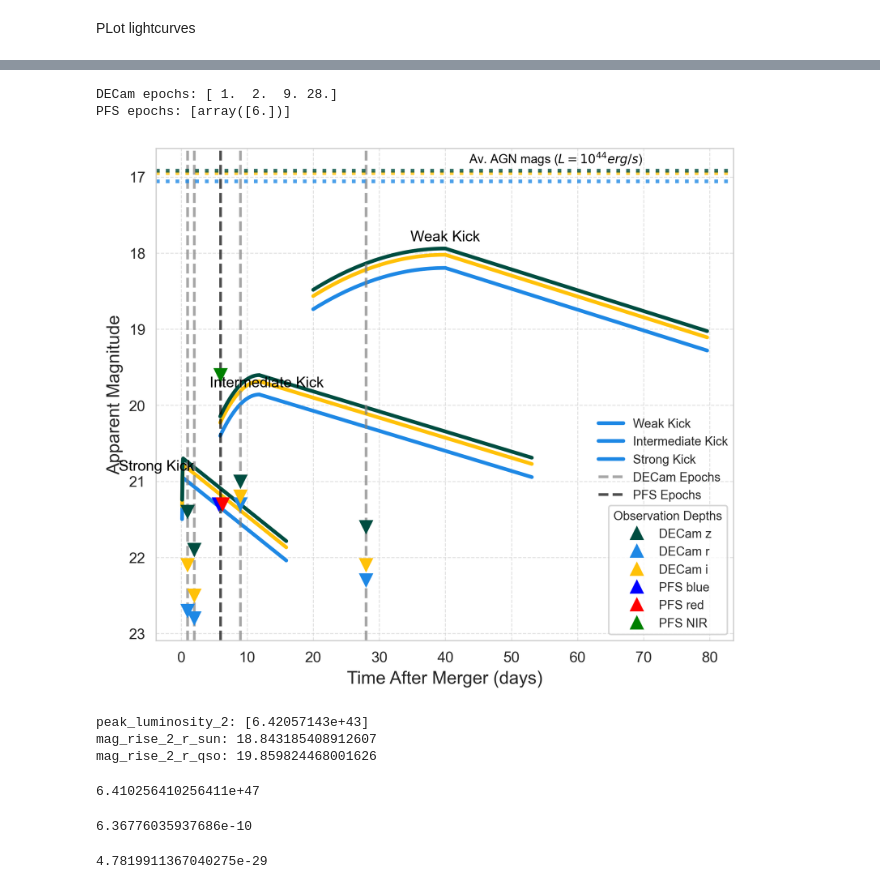
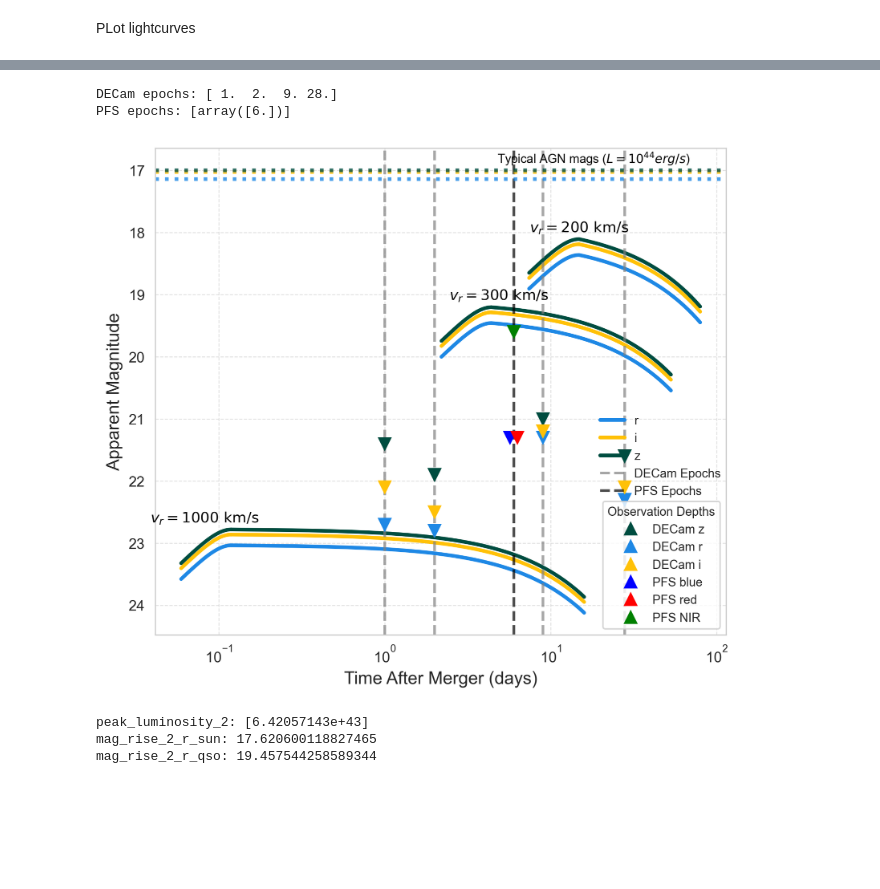
Before and after one commit to simran2296/DESGW_PFS_lcs, a Jupyter notebook: S250328ae/S250328ae_lcs.ipynb, the cells around one changed output, grey strips where cells are left out. Drawn from its saved outputs; the diff is of its cells as text; code cells hidden in the pictures; blank space fills up the shorter version.

```diff
--- a/S250328ae/S250328ae_lcs.ipynb
+++ b/S250328ae/S250328ae_lcs.ipynb
@@ -32,7 +32,7 @@ events = {
     "S250328ae": {
         "chirp_mass": 11.96 + 9.0 - 5.84 ,
         "total_mass" : 28.93 + 22.4 - 14.23,
-        "dL": 492.33, # for testing
+        "dL": 511,
         "start": '2025-03-28 00:00:00',
         "obs_mjd": [60763., 60764., 60771., 60790.],
         "pfs_obs_mjd": [60768.],
@@ -670,10 +670,10 @@ event = list(events.keys())[0]
 print(event)
 
 
-times_1 = np.array([sig_start_times_1, peak_time_1, end_times_1])
-times_2 = np.array([sig_start_times_2, peak_time_2, end_times_2])
-times_3 = np.array([sig_start_times_3, peak_time_3, end_times_3])
-times_4 = np.array([sig_start_times_4, peak_time_4, end_times_4])
+times_1 = np.array([sig_start_times_1[i], peak_time_1[i], end_times_1])
+times_2 = np.array([sig_start_times_2[i], peak_time_2[i], end_times_2])
+times_3 = np.array([sig_start_times_3[i], peak_time_3[i], end_times_3])
+times_4 = np.array([sig_start_times_4[i], peak_time_4[i], end_times_4])
 
 t_rise_1, t_fall_1, lumi_rise_1, lumi_fall_1 = light_curve_model(times_1, peak_luminosity_1)
 t_rise_2, t_fall_2, lumi_rise_2, lumi_fall_2 = light_curve_model(times_2, peak_luminosity_2)
@@ -799,13 +800,13 @@ ValueError: setting an array element with a sequence. The requested array has an
 # %%
 fig, ax = plt.subplots(figsize=(7, 6), dpi=300)  # 1 row, 2 columns
-ax.plot(t_rise_1, mag_rise_1_r_qso, color='#1E88E5', linewidth=2.5, label='Weak Kick')#, linestyle=':', )
+ax.plot(t_rise_1, mag_rise_1_r_qso, color='#1E88E5', linewidth=2.5, label='r')#, label='Weak Kick')#, linestyle=':', )
 ax.plot(t_fall_1, mag_fall_1_r_qso, color='#1E88E5', linewidth=2.5)#, linestyle=':')
-ax.plot(t_rise_1, mag_rise_1_i_qso, color='#FFC107', linewidth=2.5)#, linestyle=':')
+ax.plot(t_rise_1, mag_rise_1_i_qso, color='#FFC107', linewidth=2.5, label='i')#, linestyle=':')
 ax.plot(t_fall_1, mag_fall_1_i_qso, color='#FFC107', linewidth=2.5)#, linestyle=':')
-ax.plot(t_rise_1, mag_rise_1_z_qso, color='#004D40', linewidth=2.5)#, linestyle=':')
+ax.plot(t_rise_1, mag_rise_1_z_qso, color='#004D40', linewidth=2.5, label='z')#, linestyle=':')
 ax.plot(t_fall_1, mag_fall_1_z_qso, color='#004D40', linewidth=2.5)#, linestyle=':')
 
-ax.annotate('Weak Kick', #rf"$v_r = {vk1}\ \text{{km/s}}$", #\ \rho = 10^{{{np.log10(density):.1f}}}\ \text{{g/cm³}}$",
+ax.annotate(rf"$v_r = {vk1}\ \text{{km/s}}$", #\ \rho = 10^{{{np.log10(density):.1f}}}\ \text{{g/cm³}}$",
         xy=(t_rise_1[-1], mag_rise_1_z_qso[-1]),
         textcoords="offset points",
         xytext=(0, 5),
@@ -815,15 +816,15 @@ ax.annotate('Weak Kick', #rf"$v_r = {vk1}\ \text{{km/s}}$", #\ \rho = 10^{{{np.l
 
 #ax2.plot(t_rise_2, mag_rise_intermediate_g, color='#D81B60', linewidth=2.5)
 #ax2.plot(t_fall_2, mag_fall_intermediate_g, color='#D81B60', linewidth=2.5)
-ax.plot(t_rise_2, mag_rise_2_r_qso, color='#1E88E5', linewidth=2.5, label='Intermediate Kick')#, linestyle='--', label='Intermediate Kick')
+ax.plot(t_rise_2, mag_rise_2_r_qso, color='#1E88E5', linewidth=2.5)#, label='Intermediate Kick')#, linestyle='--', label='Intermediate Kick')
 ax.plot(t_fall_2, mag_fall_2_r_qso, color='#1E88E5', linewidth=2.5)#, linestyle='--')
 ax.plot(t_rise_2, mag_rise_2_i_qso, color='#FFC107', linewidth=2.5)#, linestyle='--')
 ax.plot(t_fall_2, mag_fall_2_i_qso, color='#FFC107', linewidth=2.5)#, linestyle='--')
 ax.plot(t_rise_2, mag_rise_2_z_qso, color='#004D40', linewidth=2.5)#, linestyle='--')
 ax.plot(t_fall_2, mag_fall_2_z_qso, color='#004D40', linewidth=2.5)#, linestyle='--')
 
-ax.annotate( 'Intermediate Kick', ##rf"$v_r = {vk2}\ \text{{km/s}}$",#\ \rho = 10^{{{np.log10(density):.1f}}}\ \text{{g/cm³}}$",
-        xy=(t_rise_2[-1], mag_rise_2_r_qso[-1]),
+ax.annotate(rf"$v_r = {vk2}\ \text{{km/s}}$", #\ \rho = 10^{{{np.log10(density):.1f}}}\ \text{{g/cm³}}$",
+        xy=(t_rise_2[-1], mag_rise_2_z_qso[-1]),
         textcoords="offset points",
         xytext=(5, 5),
         ha='center',
@@ -832,15 +833,15 @@ ax.annotate( 'Intermediate Kick', ##rf"$v_r = {vk2}\ \text{{km/s}}$",#\ \rho = 1
 
 #ax2.plot(t_rise_3, mag_rise_weak_g, color='#D81B60', linewidth=2.5, label="g")
 #ax2.plot(t_fall_3, mag_fall_weak_g, color='#D81B60', linewidth=2.5)
-ax.plot(t_rise_3, mag_rise_3_r_qso, color='#1E88E5', linewidth=2.5, label="Strong Kick")#, linestyle='-.', )
+ax.plot(t_rise_3, mag_rise_3_r_qso, color='#1E88E5', linewidth=2.5)#, label="Strong Kick")#, linestyle='-.', )
 ax.plot(t_fall_3, mag_fall_3_r_qso, color='#1E88E5', linewidth=2.5)
 ax.plot(t_rise_3, mag_rise_3_i_qso, color='#FFC107', linewidth=2.5)#, linestyle='-.')
 ax.plot(t_fall_3, mag_fall_3_i_qso, color='#FFC107', linewidth=2.5)
 ax.plot(t_rise_3, mag_rise_3_z_qso, color='#004D40', linewidth=2.5)#, linestyle='-.')
 ax.plot(t_fall_3, mag_fall_3_z_qso, color='#004D40', linewidth=2.5)
 
-ax.annotate('Strong Kick', #rf"$v_r = {vk3}\ \text{{km/s}}$", #\ \rho = 10^{{{np.log10(density):.1f}}}\ \text{{g/cm³}}$",
-        xy=(t_rise_3[-1], mag_rise_3_r_qso[-1]),
+ax.annotate(rf"$v_r = {vk3}\ \text{{km/s}}$", #\ \rho = 10^{{{np.log10(density):.1f}}}\ \text{{g/cm³}}$",
+        xy=(t_rise_3[-1], mag_rise_3_z_qso[-1]),
         textcoords="offset points",
         xytext=(-18, 5),
         ha='center',
@@ -892,10 +893,10 @@ for band in ["g", "r", "i", "z"]:
 for band in ['r', 'i', 'z']: #['g', 'r', 'i', 'z']:
     ax.axhline(y=mags_agn[band], color=colors[band], linestyle=':', linewidth=2.5, alpha=0.8)#, label=f"Average AGN Luminosity: {band}")
 
-ax.annotate('Av. AGN mags ($L=10^{44} erg/s$)',
+ax.annotate('Typical AGN mags ($L=10^{44} erg/s$)',
         xy=(50, mags_agn['z']),
         textcoords="offset points",
-        xytext=(30, 5),
+        xytext=(-50, 5),
         ha='center',
         fontsize='small',
         color='black')
@@ -919,7 +920,7 @@ ax.grid(True, linestyle="--", linewidth=0.6, alpha=0.6)
 ax.invert_yaxis()
 #ax2.set_xlim(-1, 60)
 #ax2.set_xlim(0.1, 100)  # Set x-axis limits for better visibility
-#ax.set_xscale('log')
+ax.set_xscale('log')
 #ax.set_yscale('log')
 #ax.set_ylim(45, 42)
 
@@ -944,39 +945,39 @@ for x in pfs_epochs_list:
     ax.plot(mjd_epoch - offset, obs_depths_pfs[mjd_epoch]['blue'], color='blue', marker='v', markersize=8, label='PFS Blue-band Depth')
     ax.plot(mjd_epoch + offset, obs_depths_pfs[mjd_epoch]['red'], color='red', marker='v', markersize=8, label='PFS Red-band Depth')
     ax.plot(mjd_epoch, obs_depths_pfs[mjd_epoch]['nir'], color='green', marker='v', markersize=8, label='PFS NIR Depth')
 
 # --- Custom legend ---
 depth_legend_lines = [
     Line2D([0], [0], color=colors['z'], marker='^', linestyle='None', markersize=8, label='DECam z'),
     Line2D([0], [0], color=colors['r'], marker='^', linestyle='None', markersize=8, label='DECam r'),
     Line2D([0], [0], color=colors['i'], marker='^', linestyle='None', markersize=8, label='DECam i'),
     Line2D([0], [0], color='blue', marker='^', linestyle='None', markersize=8, label='PFS blue'),
     Line2D([0], [0], color='red', marker='^', linestyle='None', markersize=8, label='PFS red'),
     Line2D([0], [0], color='green', marker='^', linestyle='None', markersize=8, label='PFS NIR'),
 ]
 
 #depth_legend = ax.legend(handles=depth_legend_lines, loc='lower right', bbox_to_anchor=(0.26, 0.6), frameon=True, title="Observation Depths", fontsize='small', title_fontsize='small')
 depth_legend = ax.legend(
     handles=depth_legend_lines,
     loc='lower right',          # corner inside the axes
     bbox_to_anchor=(1, 0),      # anchor to the bottom-right of the axes
     frameon=True,
     title="Observation Depths",
     fontsize='small',
     title_fontsize='small'
 )
 
 plt.savefig(f'lightcurve_{event}.jpeg', bbox_inches='tight', dpi=300)
 plt.show()
 # %% [output]
 DECam epochs: [ 1.  2.  9. 28.]
 PFS epochs: [array([6.])]
-[figure, old version]
+[figure, new version]
 # %%
 print("peak_luminosity_2:", peak_luminosity_2)
 print("mag_rise_2_r_sun:", mag_rise_2_r_sun[-1])
 print("mag_rise_2_r_qso:", mag_rise_2_r_qso[-1])
 # %% [output]
 peak_luminosity_2: [6.42057143e+43]
-mag_rise_2_r_sun: 18.843185408912607
-mag_rise_2_r_qso: 19.859824468001626
+mag_rise_2_r_sun: 17.620600118827465
+mag_rise_2_r_qso: 19.457544258589344
@@ -990,15 +983,0 @@ lambda_obs_ztf_g = 4746.48
-# %%
-L_lambda = L_bol / (C_bol * lambda_ref * 1e-8)  # erg/s/cm
-L_lambda
-# %% [output]
-6.410256410256411e+47
-# %%
-f_lambda = L_lambda / (4 * np.pi * (dL * 3.086e24)**2 * (1 + z))
-f_lambda
-# %% [output]
-6.36776035937686e-10
-# %%
-f_nu = f_lambda * (lambda_obs_ztf_g * 1e-8)**2 / 3e10  # erg/s/cm^2/Hz
-f_nu
-# %% [output]
-4.7819911367040275e-29
```
Also changed, not shown: parts of 7 cells of this notebook, 3 other files.
